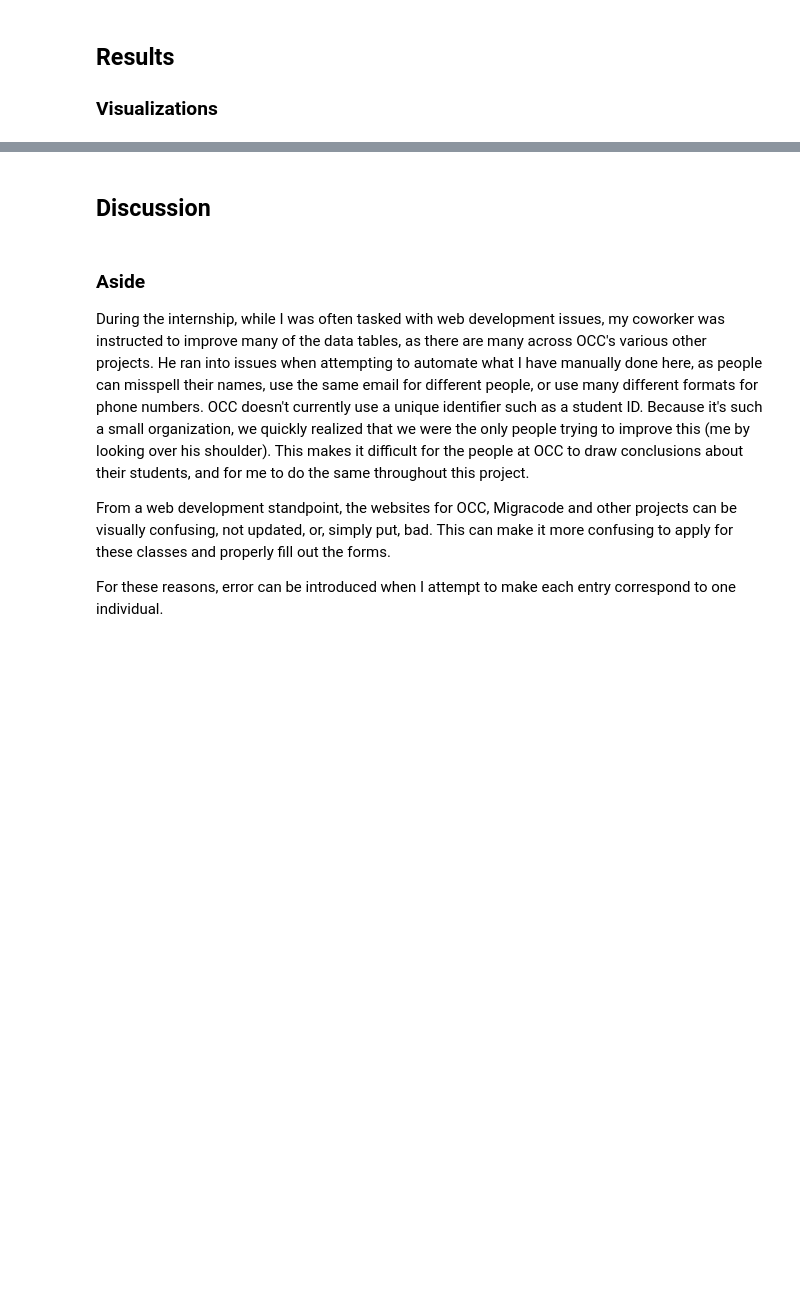
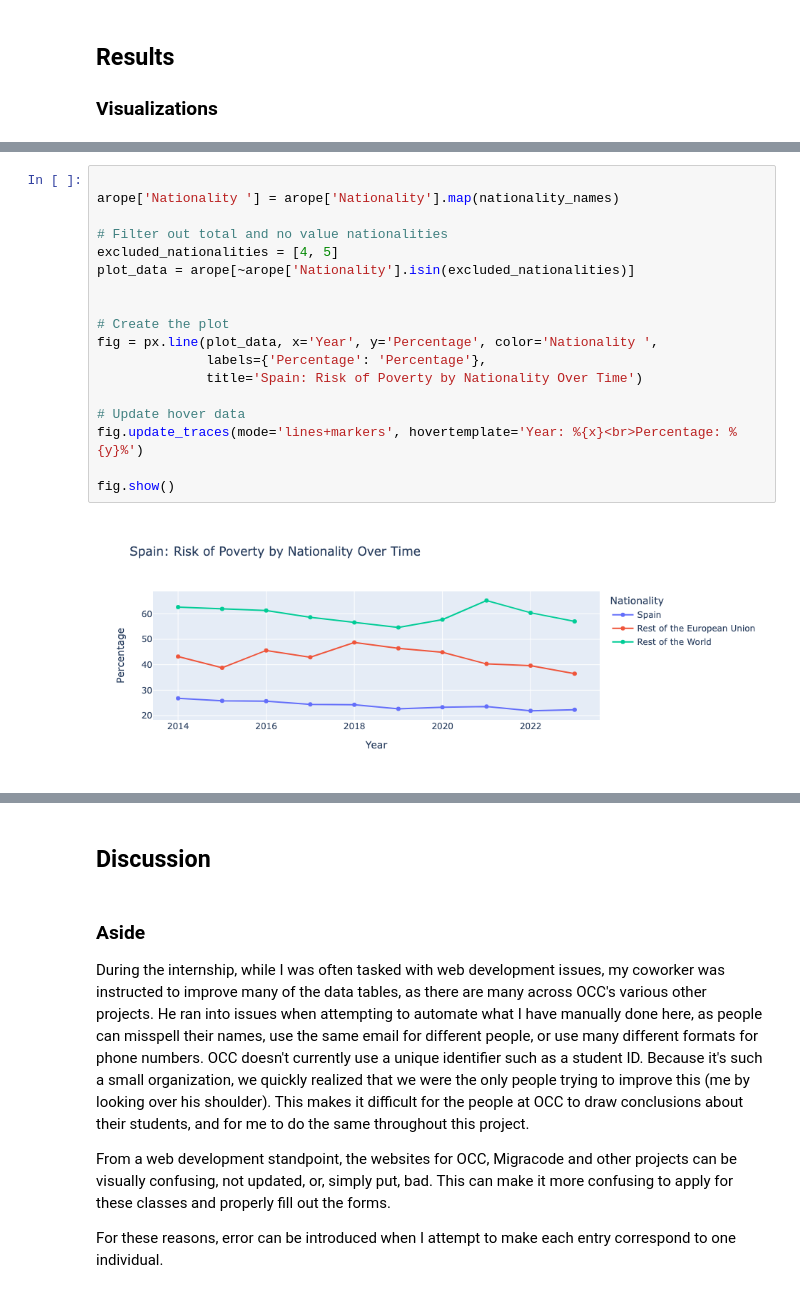
Before and after one commit to georgiatrent/Immigration-spain-dh140, a Jupyter notebook: Notebook.ipynb, the cells around one changed output, grey strips where cells are left out. Cells and saved outputs as stored; diff of their text form; blank space fills up the shorter version.

```diff
--- a/Notebook.ipynb
+++ b/Notebook.ipynb
@@ -335,0 +477,20 @@ The most important comparison I wanted to make was between
+# %%
+
+arope['Nationality '] = arope['Nationality'].map(nationality_names)
+
+# Filter out total and no value nationalities
+excluded_nationalities = [4, 5]
+plot_data = arope[~arope['Nationality'].isin(excluded_nationalities)]
+
+
+# Create the plot
+fig = px.line(plot_data, x='Year', y='Percentage', color='Nationality ',
+              labels={'Percentage': 'Percentage'},
+              title='Spain: Risk of Poverty by Nationality Over Time')
+
+# Update hover data
+fig.update_traces(mode='lines+markers', hovertemplate='Year: %{x}<br>Percentage: %{y}%')
+
+fig.show()
+# %% [output]
+[figure, added]
```
Also changed, not shown: parts of 16 cells of this notebook, 5 other files.
